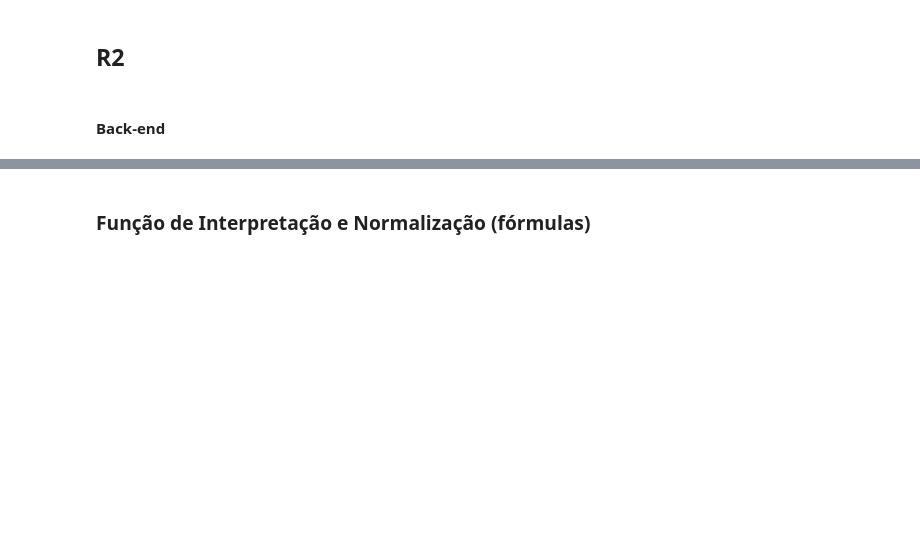
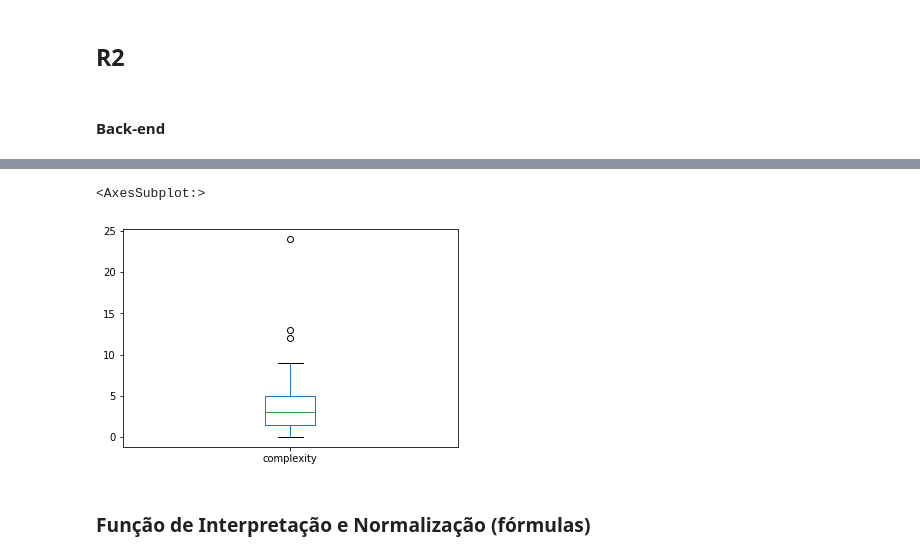
Before and after one commit to fga-eps-mds/2020.1-Grupo6, a Jupyter notebook: analytics/src/analytics.ipynb, the cells around one changed output, grey strips where cells are left out. Cells and saved outputs as stored; diff of their text form; code cells hidden in the pictures; blank space fills up the shorter version.

```diff
--- a/analytics/src/analytics.ipynb
+++ b/analytics/src/analytics.ipynb
@@ -519,3 +609,3 @@ median_complexity
 # %%
-complexity = front_r1_df[['complexity', 'functions']][(front_r1_df['complexity'].astype(float) <= median_complexity) & (front_r1_df['functions'].astype(float) > 0) ]
+complexity = front_r1_df[['complexity', 'functions']][(front_r1_df['complexity'].astype(float) <= 5) & (front_r1_df['functions'].astype(float) > 0) ]
 complexity
@@ -803,3 +994,8 @@ back_r2_df
+# %%
+back_r2_df['complexity'].astype(int).plot.box()
+# %% [output]
+<AxesSubplot:>
+[figure, added]
 # %% [markdown]
 ### Função de Interpretação e Normalização (fórmulas)
 # %% [markdown]
```
Also changed, not shown: parts of 104 cells of this notebook.
